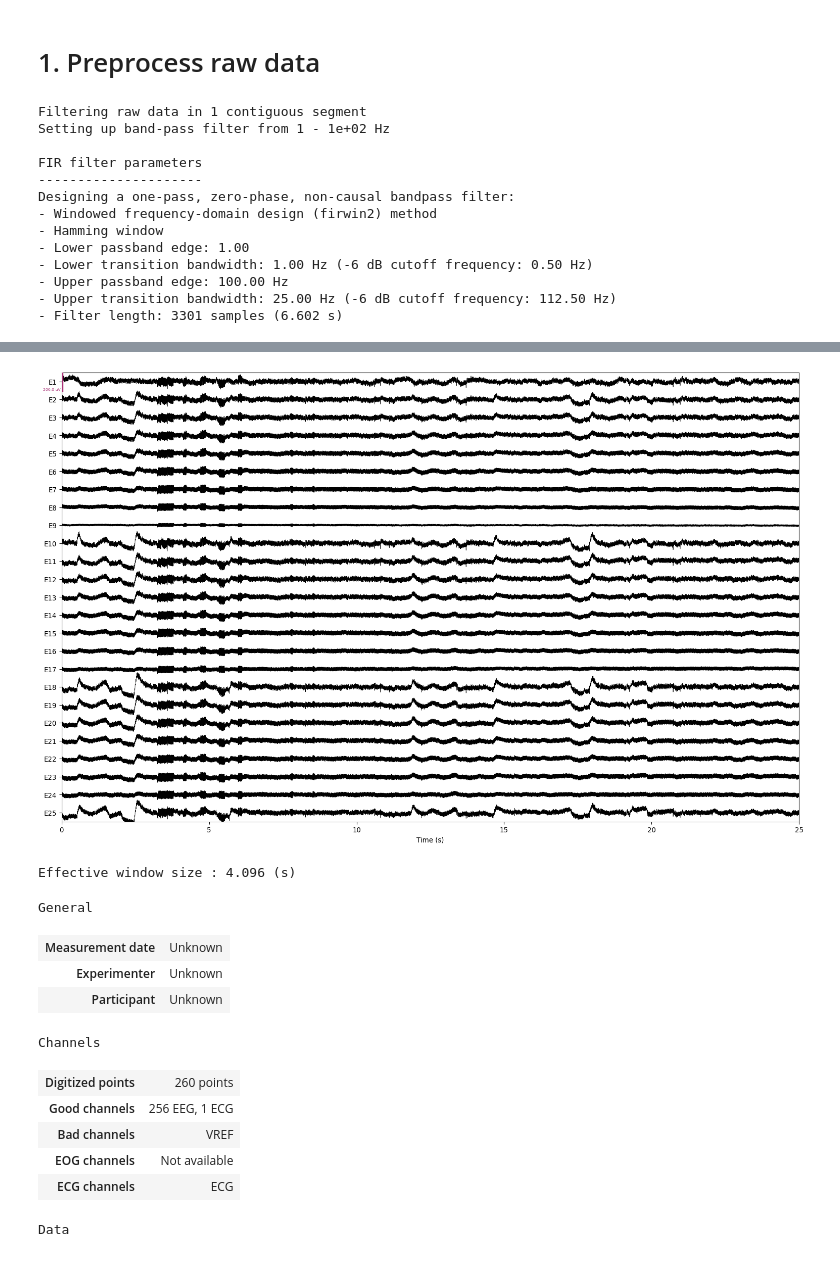
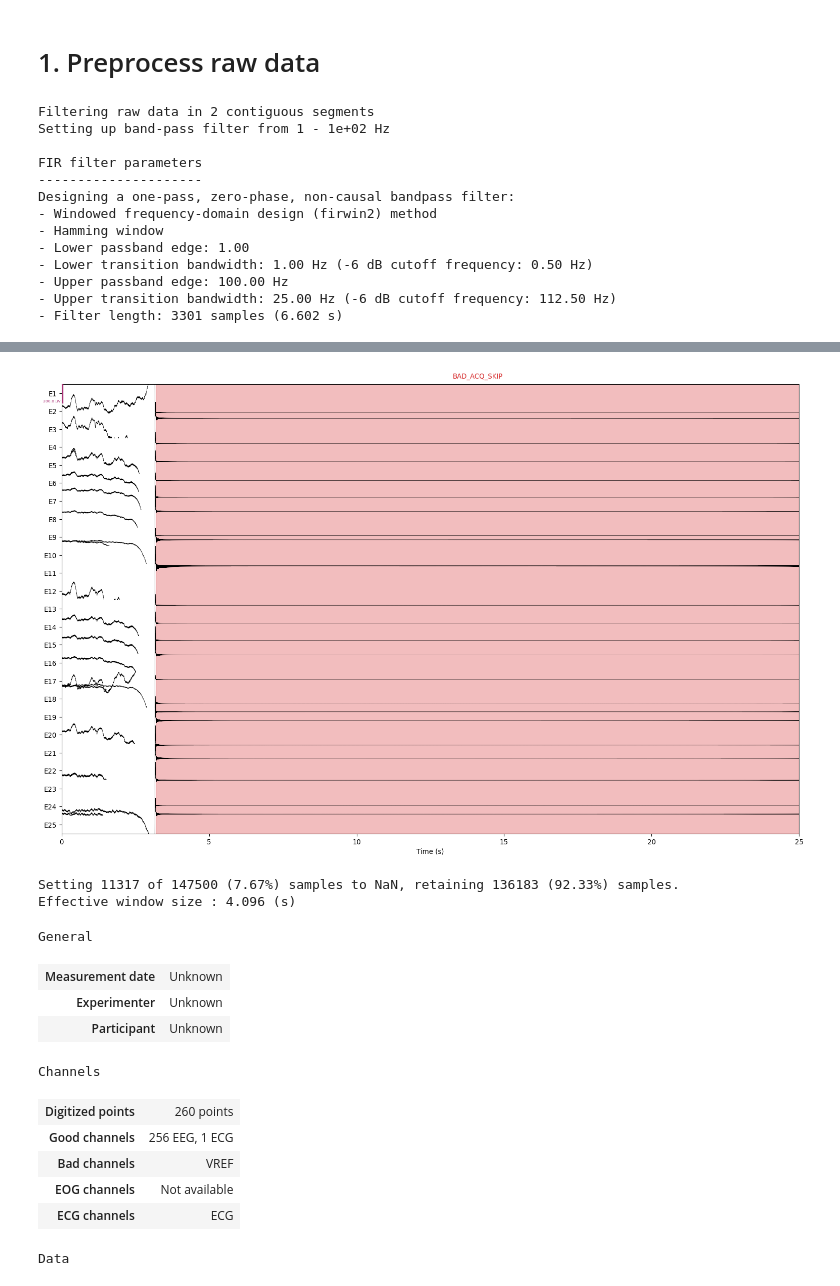
Before and after one commit to danieltomasz/psd-paths, a Jupyter notebook: notebooks/1-preprocessing/template-raw.ipynb, the cells around one changed output, grey strips where cells are left out. Saved outputs shown, nothing was run; the diff lists cells and outputs as text; code cells hidden in the pictures.

```diff
--- a/notebooks/1-preprocessing/template-raw.ipynb
+++ b/notebooks/1-preprocessing/template-raw.ipynb
@@ -13,9 +13,9 @@ execute:
 # | tags: [parameters]
 subject = "101"
 # %%
-# | tags: [parameters]
+#| tags: [parameters]
 # Injected Parameters
-subject = 106
+subject = 152
 # %%
 from datetime import datetime
 
@@ -223,12 +224,13 @@ raw_filtered = (
     .resample(500.0)
     .filter(**filter_params)
 )
-plot_step(raw_filtered, stage="raw_filtered", duration=25.0, n_channels=25, fmax=h_freq)
+plot_step(raw_filtered, stage="raw_filtered",
+          duration=25.0, n_channels=25, fmax=h_freq)
 
 
 raw_filtered.info
 # %% [output]
-Filtering raw data in 1 contiguous segment
+Filtering raw data in 2 contiguous segments
 Setting up band-pass filter from 1 - 1e+02 Hz
 
 FIR filter parameters
@@ -247,4 +249,5 @@ Designing a one-pass, zero-phase, non-causal bandpass filter:
-[figure, old version]
+[figure, new version]
+Setting 11317 of 147500 (7.67%) samples to NaN, retaining 136183 (92.33%) samples.
 Effective window size : 4.096 (s)
 General
 | Measurement date | Unknown |
```
Also changed, not shown: parts of 6 cells of this notebook, 3 other files.
